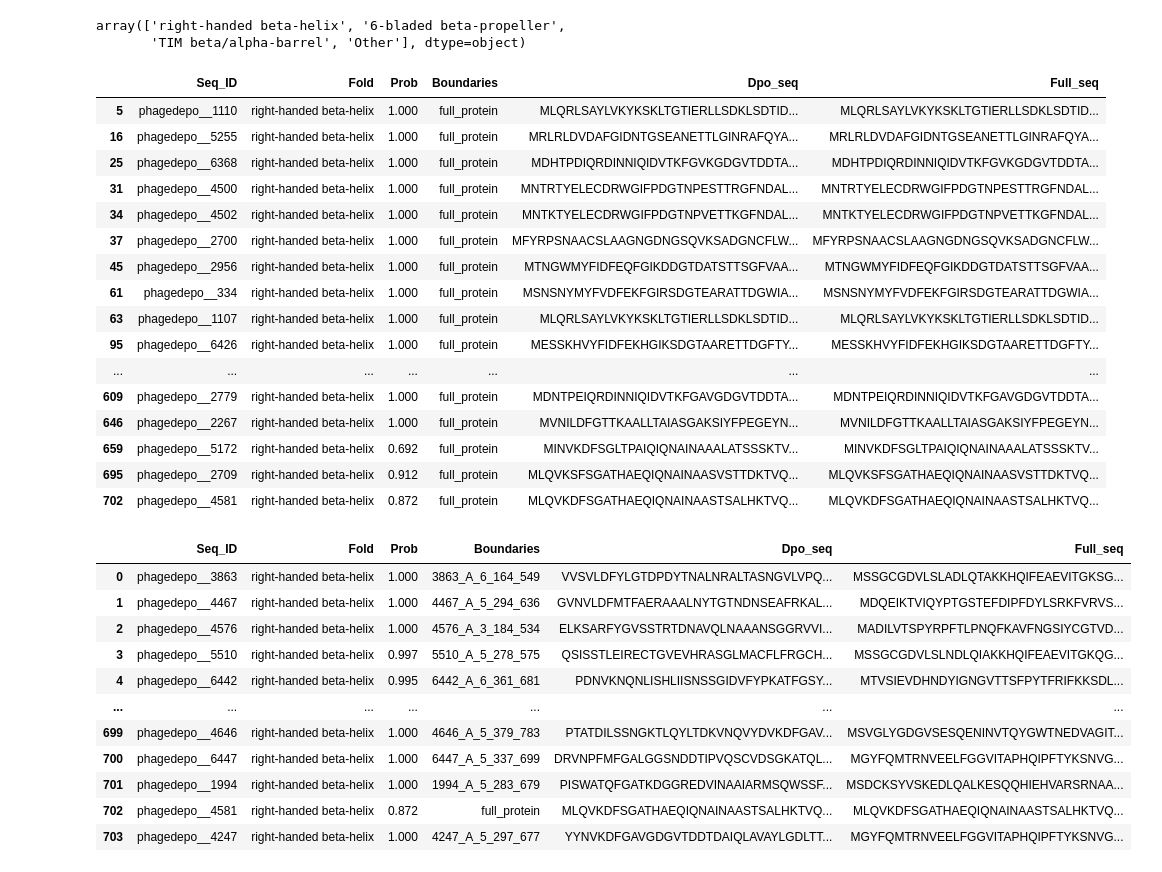
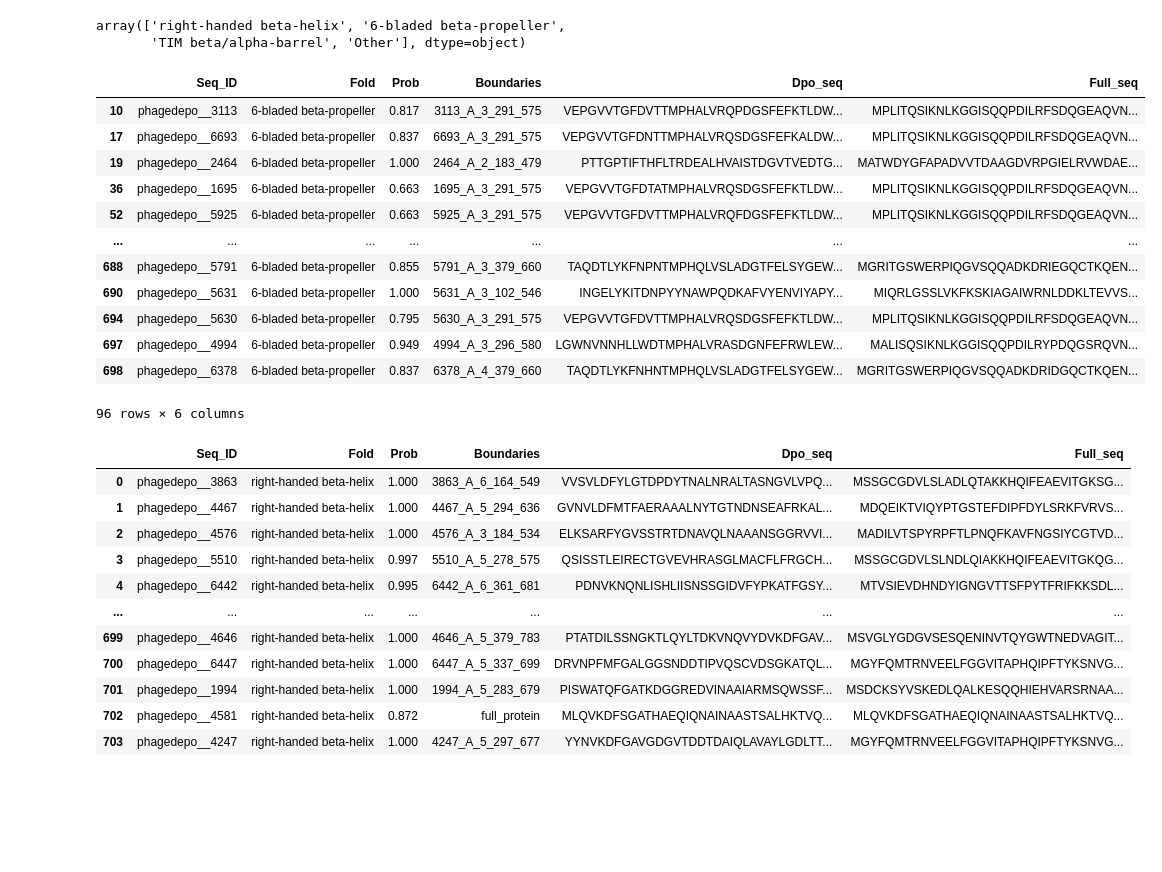
Before and after one commit to dimiboeckaerts/DepoScope, a Jupyter notebook: scripts/VIII.Fine_tuning.ESM_token_class.ipynb, the cells around one changed output. Drawn from its saved outputs; the diff is of its cells as text; code cells hidden in the pictures; blank space fills up the shorter version.

```diff
--- a/scripts/VIII.Fine_tuning.ESM_token_class.ipynb
+++ b/scripts/VIII.Fine_tuning.ESM_token_class.ipynb
@@ -36,27 +36,22 @@ array(['right-handed beta-helix', '6-bladed beta-propeller',
 # %%
 df_beta_helix = df_depo[df_depo["Fold"] == "right-handed beta-helix"]
 df_beta_prope = df_depo[df_depo["Fold"] == "6-bladed beta-propeller"]
-# %%
-full_beta = df_beta_helix[df_beta_helix["Boundaries"] == "full_protein"]
-full_beta
-# %% [output]
-|  | Seq_ID | Fold | Prob | Boundaries | Dpo_seq | Full_seq |
-| 5 | phagedepo__1110 | right-handed beta-helix | 1.000 | full_protein | MLQRLSAYLVKYKSKLTGTIERLLSDKLSDTID... | MLQRLSAYLVKYKSKLTGTIERLLSDKLSDTID... |
-| 16 | phagedepo__5255 | right-handed beta-helix | 1.000 | full_protein | MRLRLDVDAFGIDNTGSEANETTLGINRAFQYA... | MRLRLDVDAFGIDNTGSEANETTLGINRAFQYA... |
-| 25 | phagedepo__6368 | right-handed beta-helix | 1.000 | full_protein | MDHTPDIQRDINNIQIDVTKFGVKGDGVTDDTA... | MDHTPDIQRDINNIQIDVTKFGVKGDGVTDDTA... |
-| 31 | phagedepo__4500 | right-handed beta-helix | 1.000 | full_protein | MNTRTYELECDRWGIFPDGTNPESTTRGFNDAL... | MNTRTYELECDRWGIFPDGTNPESTTRGFNDAL... |
-| 34 | phagedepo__4502 | right-handed beta-helix | 1.000 | full_protein | MNTKTYELECDRWGIFPDGTNPVETTKGFNDAL... | MNTKTYELECDRWGIFPDGTNPVETTKGFNDAL... |
-| 37 | phagedepo__2700 | right-handed beta-helix | 1.000 | full_protein | MFYRPSNAACSLAAGNGDNGSQVKSADGNCFLW... | MFYRPSNAACSLAAGNGDNGSQVKSADGNCFLW... |
-| 45 | phagedepo__2956 | right-handed beta-helix | 1.000 | full_protein | MTNGWMYFIDFEQFGIKDDGTDATSTTSGFVAA... | MTNGWMYFIDFEQFGIKDDGTDATSTTSGFVAA... |
-| 61 | phagedepo__334 | right-handed beta-helix | 1.000 | full_protein | MSNSNYMYFVDFEKFGIRSDGTEARATTDGWIA... | MSNSNYMYFVDFEKFGIRSDGTEARATTDGWIA... |
-| 63 | phagedepo__1107 | right-handed beta-helix | 1.000 | full_protein | MLQRLSAYLVKYKSKLTGTIERLLSDKLSDTID... | MLQRLSAYLVKYKSKLTGTIERLLSDKLSDTID... |
-| 95 | phagedepo__6426 | right-handed beta-helix | 1.000 | full_protein | MESSKHVYFIDFEKHGIKSDGTAARETTDGFTY... | MESSKHVYFIDFEKHGIKSDGTAARETTDGFTY... |
-| ... | ... | ... | ... | ... | ... | ... |
-| 609 | phagedepo__2779 | right-handed beta-helix | 1.000 | full_protein | MDNTPEIQRDINNIQIDVTKFGAVGDGVTDDTA... | MDNTPEIQRDINNIQIDVTKFGAVGDGVTDDTA... |
-| 646 | phagedepo__2267 | right-handed beta-helix | 1.000 | full_protein | MVNILDFGTTKAALLTAIASGAKSIYFPEGEYN... | MVNILDFGTTKAALLTAIASGAKSIYFPEGEYN... |
-| 659 | phagedepo__5172 | right-handed beta-helix | 0.692 | full_protein | MINVKDFSGLTPAIQIQNAINAAALATSSSKTV... | MINVKDFSGLTPAIQIQNAINAAALATSSSKTV... |
-| 695 | phagedepo__2709 | right-handed beta-helix | 0.912 | full_protein | MLQVKSFSGATHAEQIQNAINAASVSTTDKTVQ... | MLQVKSFSGATHAEQIQNAINAASVSTTDKTVQ... |
-| 702 | phagedepo__4581 | right-handed beta-helix | 0.872 | full_protein | MLQVKDFSGATHAEQIQNAINAASTSALHKTVQ... | MLQVKDFSGATHAEQIQNAINAASTSALHKTVQ... |
+# %%
+df_beta_prope
+# %% [output]
+|  | Seq_ID | Fold | Prob | Boundaries | Dpo_seq | Full_seq |
+| 10 | phagedepo__3113 | 6-bladed beta-propeller | 0.817 | 3113_A_3_291_575 | VEPGVVTGFDVTTMPHALVRQPDGSFEFKTLDW... | MPLITQSIKNLKGGISQQPDILRFSDQGEAQVN... |
+| 17 | phagedepo__6693 | 6-bladed beta-propeller | 0.837 | 6693_A_3_291_575 | VEPGVVTGFDNTTMPHALVRQSDGSFEFKALDW... | MPLITQSIKNLKGGISQQPDILRFSDQGEAQVN... |
+| 19 | phagedepo__2464 | 6-bladed beta-propeller | 1.000 | 2464_A_2_183_479 | PTTGPTIFTHFLTRDEALHVAISTDGVTVEDTG... | MATWDYGFAPADVVTDAAGDVRPGIELRVWDAE... |
+| 36 | phagedepo__1695 | 6-bladed beta-propeller | 0.663 | 1695_A_3_291_575 | VEPGVVTGFDTATMPHALVRQSDGSFEFKTLDW... | MPLITQSIKNLKGGISQQPDILRFSDQGEAQVN... |
+| 52 | phagedepo__5925 | 6-bladed beta-propeller | 0.663 | 5925_A_3_291_575 | VEPGVVTGFDVTTMPHALVRQFDGSFEFKTLDW... | MPLITQSIKNLKGGISQQPDILRFSDQGEAQVN... |
+| ... | ... | ... | ... | ... | ... | ... |
+| 688 | phagedepo__5791 | 6-bladed beta-propeller | 0.855 | 5791_A_3_379_660 | TAQDTLYKFNPNTMPHQLVSLADGTFELSYGEW... | MGRITGSWERPIQGVSQQADKDRIEGQCTKQEN... |
+| 690 | phagedepo__5631 | 6-bladed beta-propeller | 1.000 | 5631_A_3_102_546 | INGELYKITDNPYYNAWPQDKAFVYENVIYAPY... | MIQRLGSSLVKFKSKIAGAIWRNLDDKLTEVVS... |
+| 694 | phagedepo__5630 | 6-bladed beta-propeller | 0.795 | 5630_A_3_291_575 | VEPGVVTGFDVTTMPHALVRQSDGSFEFKTLDW... | MPLITQSIKNLKGGISQQPDILRFSDQGEAQVN... |
+| 697 | phagedepo__4994 | 6-bladed beta-propeller | 0.949 | 4994_A_3_296_580 | LGWNVNNHLLWDTMPHALVRASDGNFEFRWLEW... | MALISQSIKNLKGGISQQPDILRYPDQGSRQVN... |
+| 698 | phagedepo__6378 | 6-bladed beta-propeller | 0.837 | 6378_A_4_379_660 | TAQDTLYKFNHNTMPHQLVSLADGTFELSYGEW... | MGRITGSWERPIQGVSQQADKDRIDGQCTKQEN... |
+96 rows × 6 columns
 # %%
 df_beta_helix
 # %% [output]
```
Also changed, not shown: parts of 3 cells of this notebook.
